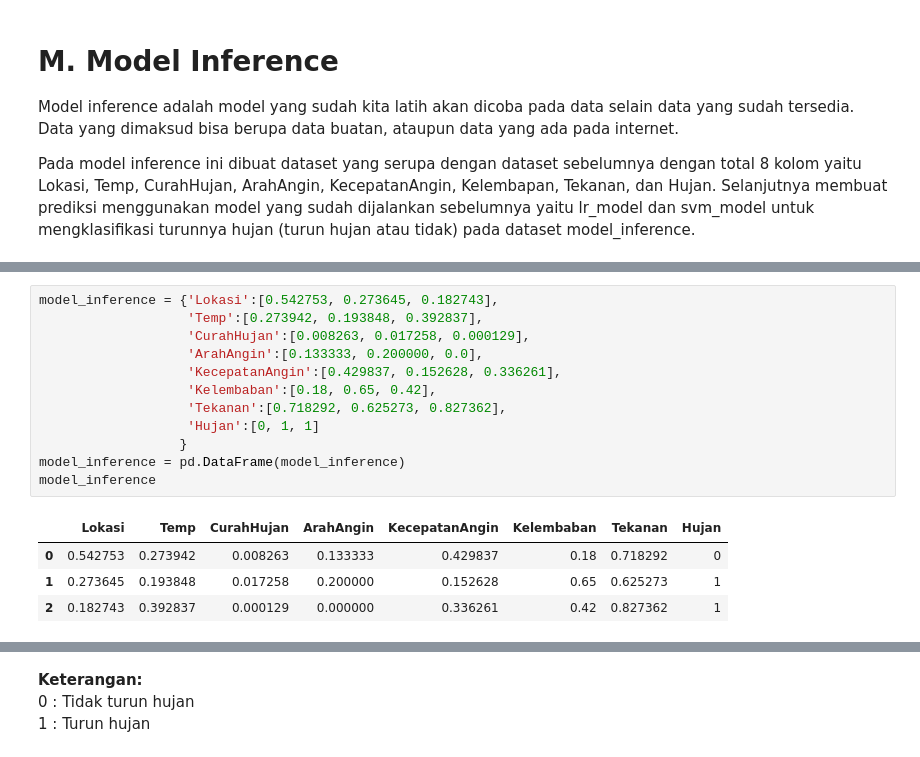
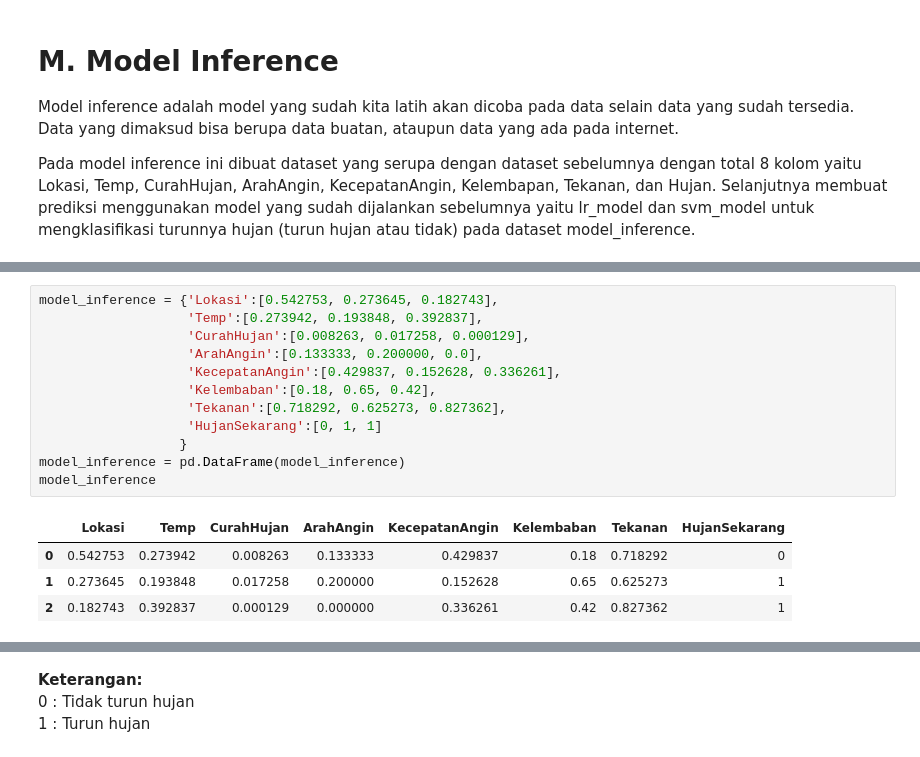
Before and after one commit to ria-fajriyah/Rain_in_Australia, a Jupyter notebook: PYTN_KampusMerdeka_fp2_Nurul Fajriyah Al Maulidiyah.ipynb, the cells around one changed output, grey strips where cells are left out. Drawn from its saved outputs; the diff is of its cells as text.

```diff
--- a/PYTN_KampusMerdeka_fp2_Nurul Fajriyah Al Maulidiyah.ipynb
+++ b/PYTN_KampusMerdeka_fp2_Nurul Fajriyah Al Maulidiyah.ipynb
@@ -1352,17 +1361,17 @@ Pada model inference ini dibuat dataset yang serupa dengan dataset sebelumnya de
 # %%
 model_inference = {'Lokasi':[0.542753, 0.273645, 0.182743],
                    'Temp':[0.273942, 0.193848, 0.392837],
                    'CurahHujan':[0.008263, 0.017258, 0.000129],
                    'ArahAngin':[0.133333, 0.200000, 0.0],
                    'KecepatanAngin':[0.429837, 0.152628, 0.336261],
                    'Kelembaban':[0.18, 0.65, 0.42],
                    'Tekanan':[0.718292, 0.625273, 0.827362],
-                   'Hujan':[0, 1, 1]
+                   'HujanSekarang':[0, 1, 1]
                   }
 model_inference = pd.DataFrame(model_inference)
 model_inference
 # %% [output]
-|  | Lokasi | Temp | CurahHujan | ArahAngin | KecepatanAngin | Kelembaban | Tekanan | Hujan |
+|  | Lokasi | Temp | CurahHujan | ArahAngin | KecepatanAngin | Kelembaban | Tekanan | HujanSekarang |
 | 0 | 0.542753 | 0.273942 | 0.008263 | 0.133333 | 0.429837 | 0.18 | 0.718292 | 0 |
 | 1 | 0.273645 | 0.193848 | 0.017258 | 0.200000 | 0.152628 | 0.65 | 0.625273 | 1 |
 | 2 | 0.182743 | 0.392837 | 0.000129 | 0.000000 | 0.336261 | 0.42 | 0.827362 | 1 |
```
Also changed, not shown: parts of 10 cells of this notebook.
